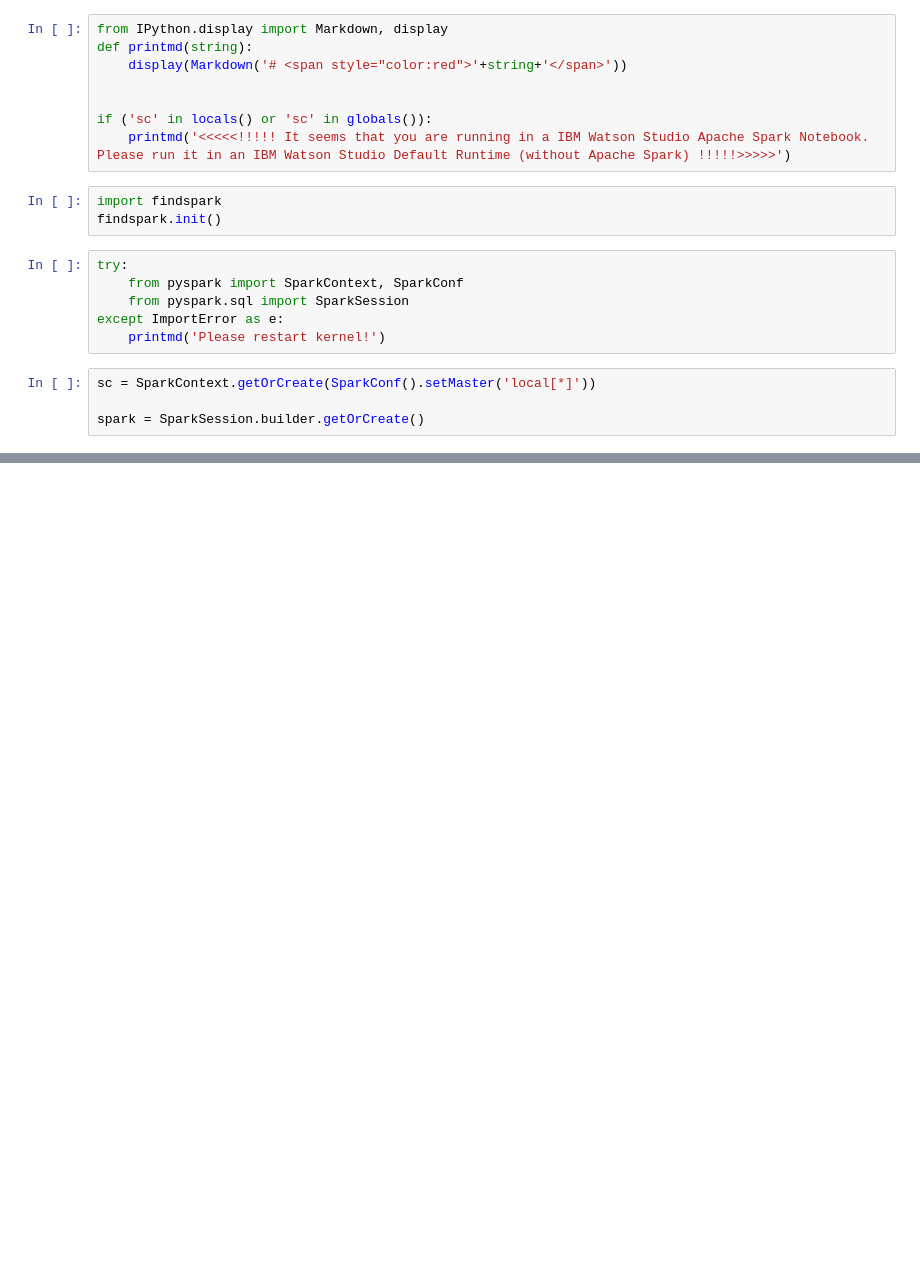
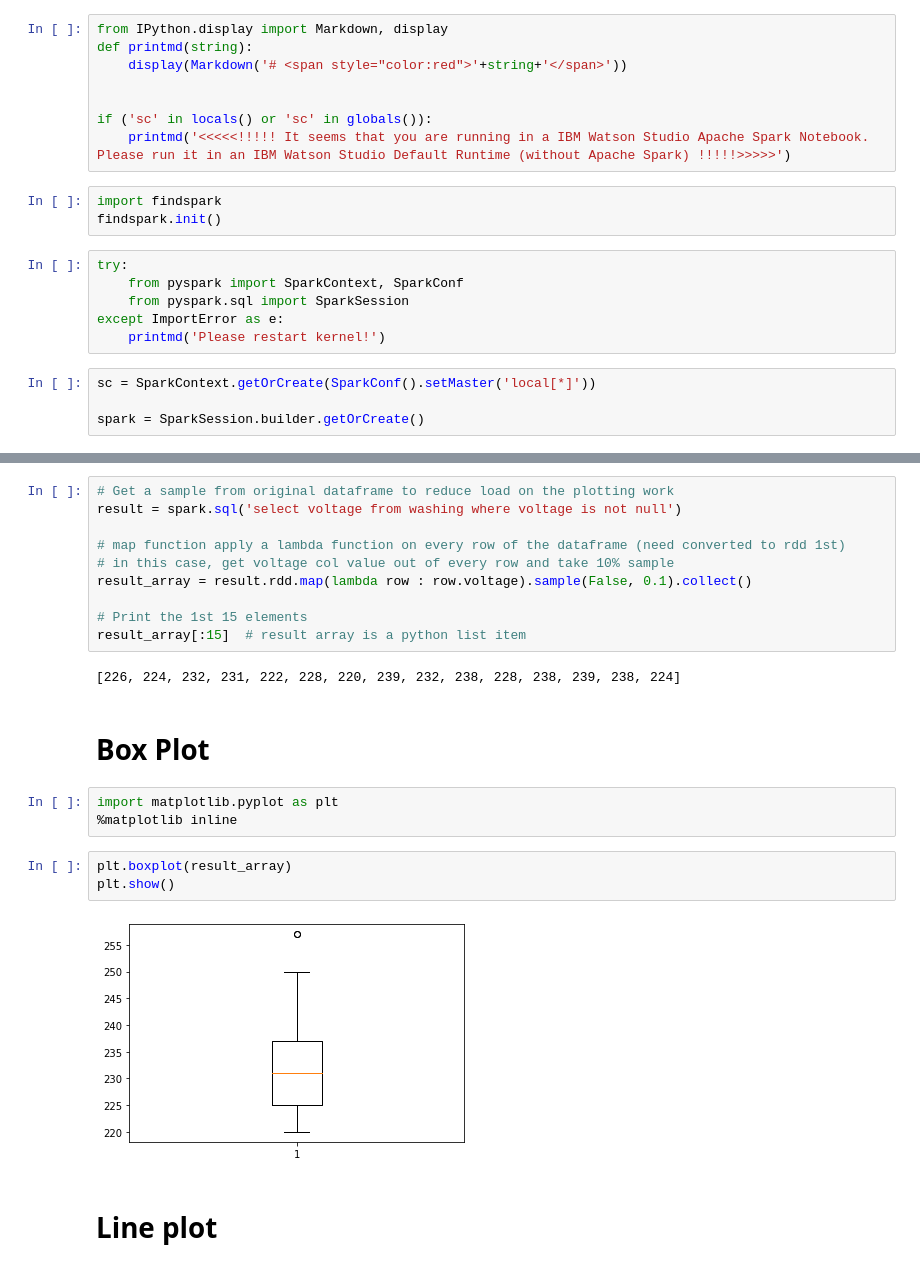
Before and after one commit to sonpn82/Scalable-Machine-Learning-on-Big-Data-using-Apache-Spark, a Jupyter notebook: 2.2 Plotting with Spark and Matplotlib.ipynb, the cells around one changed output, grey strips where cells are left out. Saved outputs shown, nothing was run; the diff lists cells and outputs as text; blank space fills up the shorter version.

```diff
--- a/2.2 Plotting with Spark and Matplotlib.ipynb
+++ b/2.2 Plotting with Spark and Matplotlib.ipynb
@@ -25,0 +54,24 @@ spark = SparkSession.builder.getOrCreate()
+# %%
+# Get a sample from original dataframe to reduce load on the plotting work
+result = spark.sql('select voltage from washing where voltage is not null')
+
+# map function apply a lambda function on every row of the dataframe (need converted to rdd 1st)
+# in this case, get voltage col value out of every row and take 10% sample
+result_array = result.rdd.map(lambda row : row.voltage).sample(False, 0.1).collect()
+
+# Print the 1st 15 elements
+result_array[:15]  # result array is a python list item
+# %% [output]
+[226, 224, 232, 231, 222, 228, 220, 239, 232, 238, 228, 238, 239, 238, 224]
+# %% [markdown]
+# Box Plot
+# %%
+import matplotlib.pyplot as plt
+%matplotlib inline
+# %%
+plt.boxplot(result_array)
+plt.show()
+# %% [output]
+[figure, added]
+# %% [markdown]
+# Line plot
```
Also changed, not shown: parts of 15 cells of this notebook.
